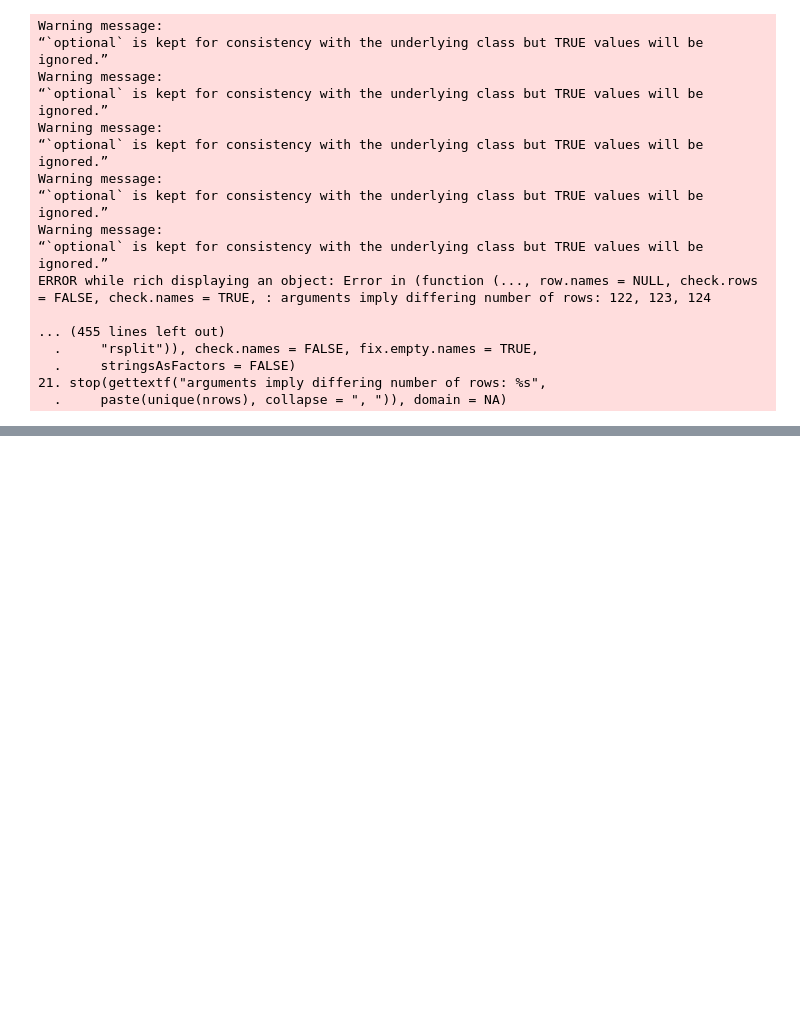
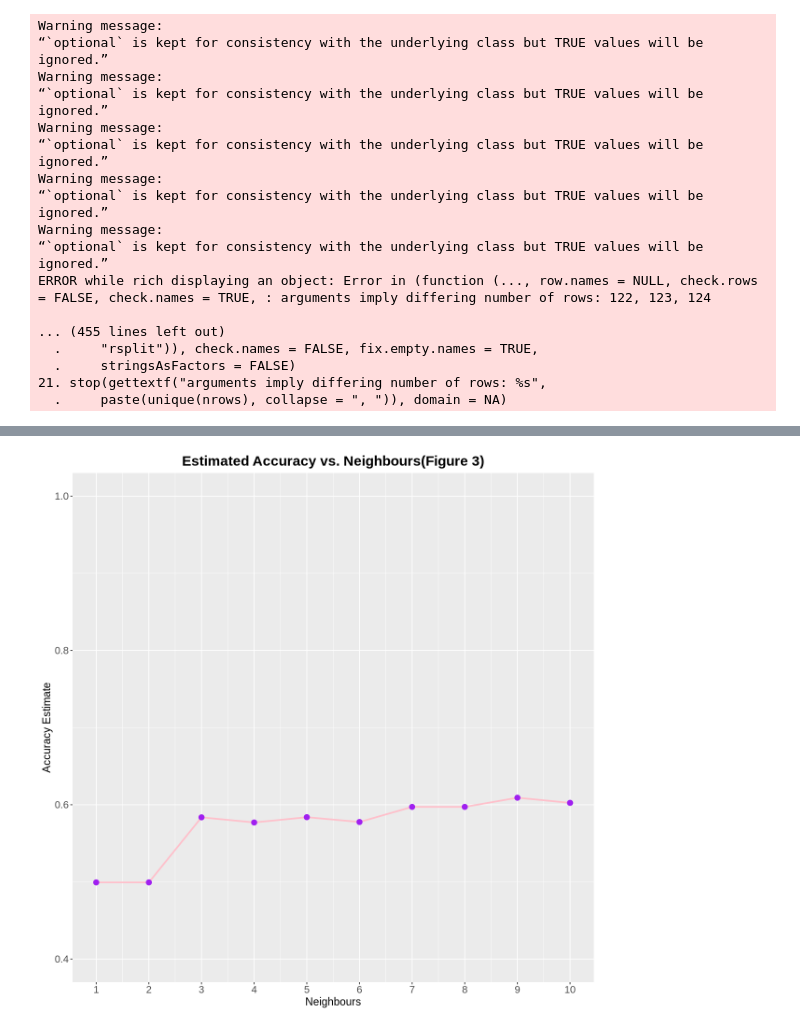
Before and after one commit to haileynelson05/dsci-minecraft-project, a Jupyter notebook: Minecraftproject.ipynb, the cells around one changed output, grey strips where cells are left out. Saved outputs shown, nothing was run; the diff lists cells and outputs as text; code cells hidden in the pictures; blank space fills up the shorter version.

Commit message:
Plotted accuracy vs neighbours

```diff
--- a/Minecraftproject.ipynb
+++ b/Minecraftproject.ipynb
@@ -252,0 +253,4 @@ ERROR while rich displaying an object: Error in (function (..., row.names = NULL
+# %%
+accuracy <- subscribe_resample_fit |>
+       filter(.metric=="accuracy")
+accuracy
@@ -252,0 +271,14 @@ ERROR while rich displaying an object: Error in (function (..., row.names = NULL
+# %%
+accuracy_versus_k <- ggplot(accuracy, aes(x = neighbors, y = mean))+
+geom_line(color = "pink", linewidth = 1) +
+geom_point(size = 3, color = "purple") +
+labs(x = "Neighbours", y = "Accuracy Estimate") +
+scale_x_continuous(breaks = seq(0, 14, by = 1)) +
+scale_y_continuous(limits = c(0.4, 1.0)) +
+ggtitle("Estimated Accuracy vs. Neighbours(Figure 3)")+
+theme(plot.title = element_text(hjust = 0.5, size = 18, face = "bold"),
+axis.title = element_text(size = 14),
+axis.text = element_text(size = 13))
+accuracy_versus_k
+# %% [output]
+[figure, added]
```
Also changed, not shown: parts of 2 cells of this notebook.
